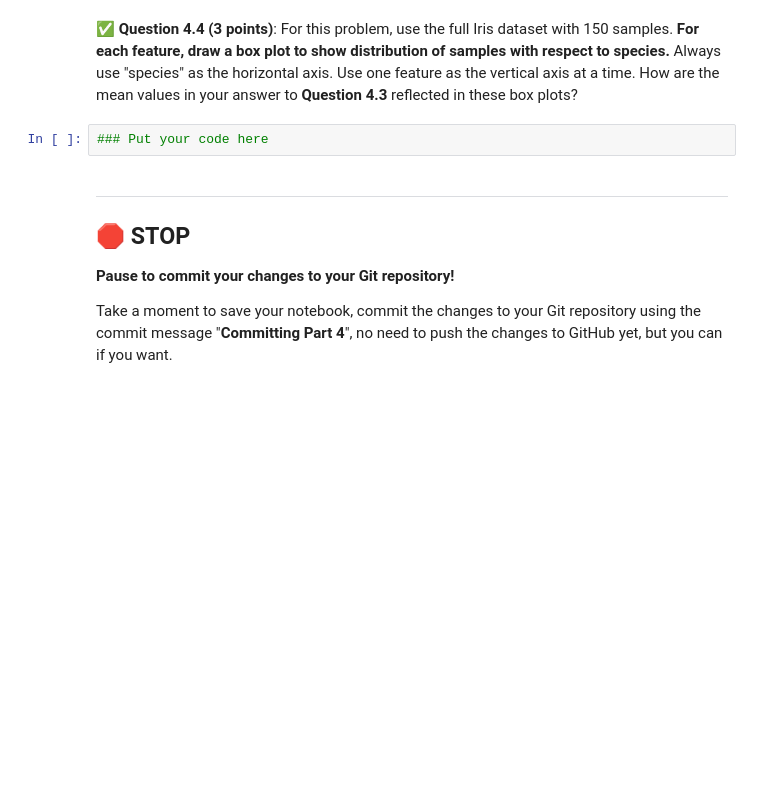
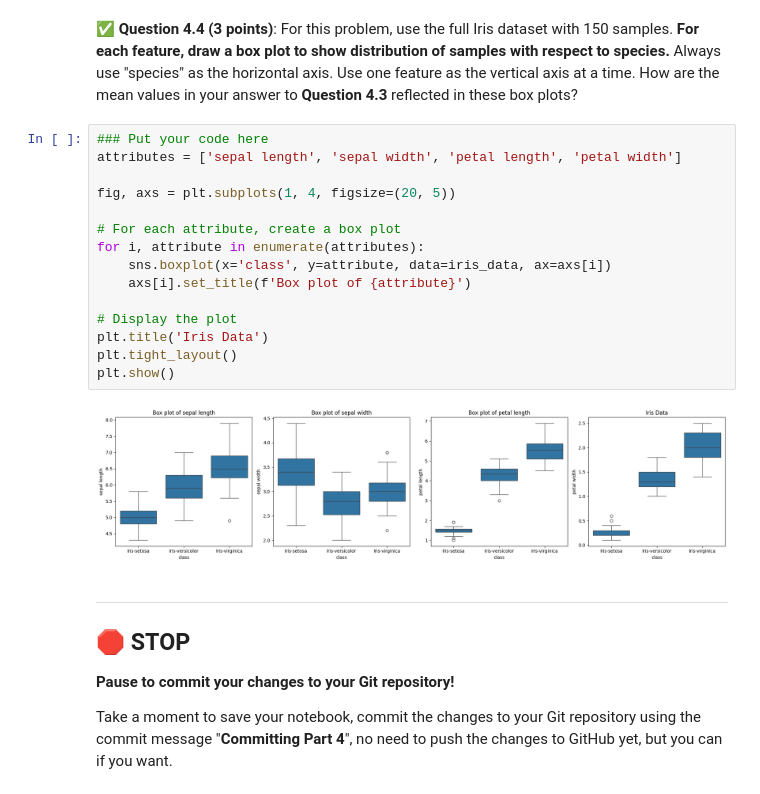
Before and after one commit to Confusedphoton/CMSE202-s24-turnin, a Jupyter notebook: hw-01/HW-01_GitPracticeDebuggingPythonPackagesAndClasses-STUDENT.ipynb, the cells around one changed output. Saved outputs shown, nothing was run; the diff lists cells and outputs as text; blank space fills up the shorter version.

```diff
--- a/hw-01/HW-01_GitPracticeDebuggingPythonPackagesAndClasses-STUDENT.ipynb
+++ b/hw-01/HW-01_GitPracticeDebuggingPythonPackagesAndClasses-STUDENT.ipynb
@@ -446,7 +459,22 @@ If you do already have it installed, what command did you use to install it?
 # %% [markdown]
 &#9989; **Question 4.4 (3 points)**: For this problem, use the full Iris dataset with 150 samples. **For each feature, draw a box plot to show distribution of samples with respect to species.** Always use "species" as the horizontal axis. Use one feature as the vertical axis at a time. How are the mean values in your answer to **Question 4.3** reflected in these box plots?
-# %%
-### Put your code here
+# %%
+### Put your code here
+attributes = ['sepal length', 'sepal width', 'petal length', 'petal width']
+
+fig, axs = plt.subplots(1, 4, figsize=(20, 5))
+
+# For each attribute, create a box plot
+for i, attribute in enumerate(attributes):
+    sns.boxplot(x='class', y=attribute, data=iris_data, ax=axs[i])
+    axs[i].set_title(f'Box plot of {attribute}')
+
+# Display the plot
+plt.title('Iris Data')
+plt.tight_layout()
+plt.show()
+# %% [output]
+[figure, added]
 # %% [markdown]
 ---
 ## &#128721; STOP
```
Also changed, not shown: parts of 8 cells of this notebook.
